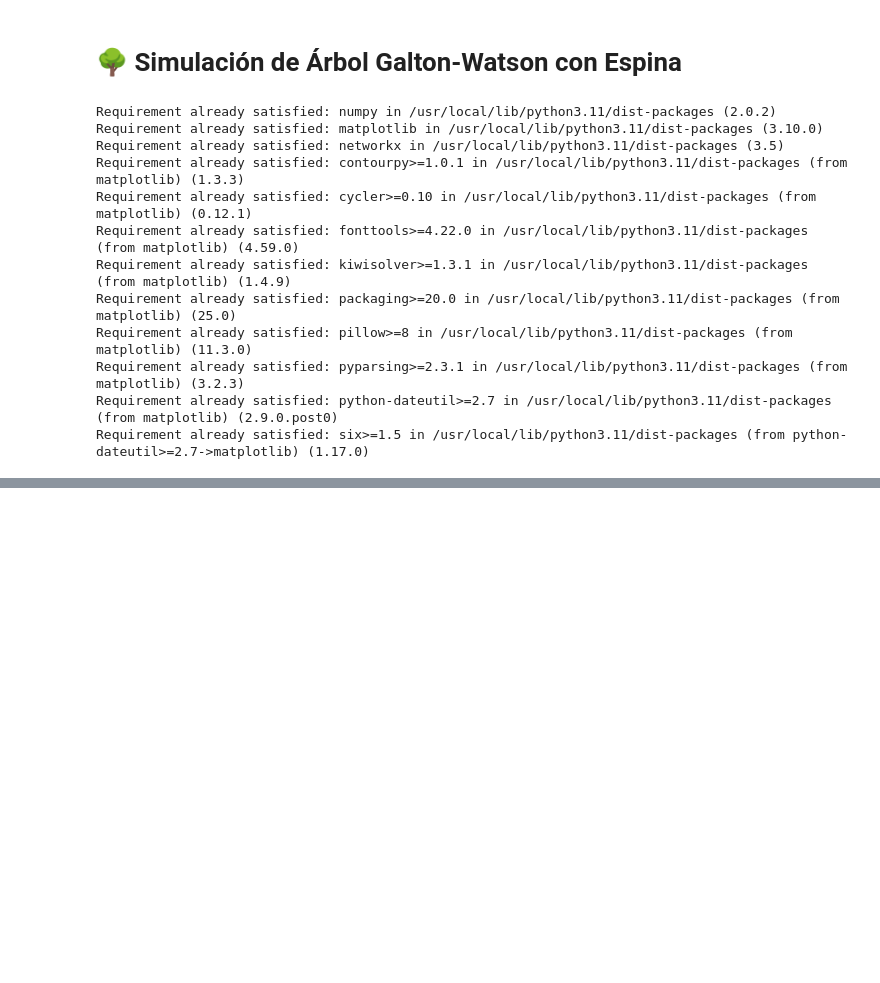
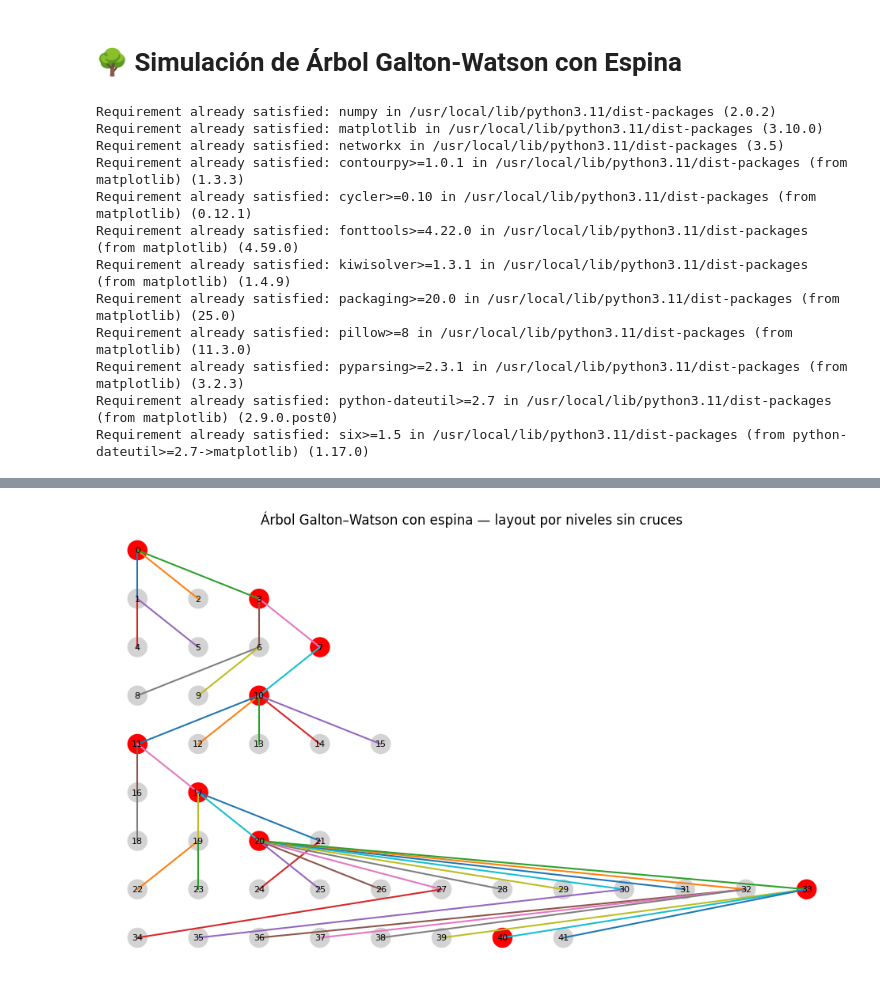
Before and after one commit to RobertoSam/SimulacionAnalisisPercolacionTriangulacionesCausales, a Jupyter notebook: notebooks/simulacion_arbol.ipynb, the cells around one changed output, grey strips where cells are left out. Drawn from its saved outputs; the diff is of its cells as text; code cells hidden in the pictures; blank space fills up the shorter version.

```diff
--- a/notebooks/simulacion_arbol.ipynb
+++ b/notebooks/simulacion_arbol.ipynb
@@ -72,0 +75,98 @@ draw_tree(tree)
+# %%
+import numpy as np
+import matplotlib.pyplot as plt
+
+# -------- Muestreos --------
+def sample_pk_geometric(rng):
+    # pk = 1/2^{k+1}, k>=0  => Geometric(0.5) - 1
+    return rng.geometric(0.5) - 1
+
+def sample_rhok_size_biased(rng):
+    # rho_k = k / 2^{k+1}, k>=1  (usamos inversa de la CDF: F(n)=1-(n+2)/2^{n+1})
+    u = rng.random()
+    n = 1
+    while True:
+        if u <= 1 - (n + 2) / (2 ** (n + 1)):
+            return n
+        n += 1
+
+# -------- Generación del árbol con espina + niveles con orden estable --------
+def generate_gw_tree_with_spine_levels(max_depth=6, seed=42):
+    rng = np.random.default_rng(seed)
+    next_id = 0
+    nodes = {next_id: {'depth': 0, 'spine': True}}; next_id += 1
+    edges = []
+    level_nodes = {0: [0]}      # dict: profundidad -> lista de nodos EN ORDEN
+    current_root = 0
+
+    for depth in range(max_depth):
+        # aseguro listas para niveles siguientes
+        level_nodes.setdefault(depth+1, [])
+        level_nodes.setdefault(depth+2, [])
+
+        # hijos del padre de la espina en este nivel (k ~ rho)
+        k_sp = sample_rhok_size_biased(rng)
+        spine_children = []
+        for _ in range(k_sp):
+            nid = next_id; next_id += 1
+            nodes[nid] = {'depth': depth+1, 'spine': False}
+            edges.append((current_root, nid))
+            spine_children.append(nid)
+            # *** orden estable: apendo en el orden de creación ***
+            level_nodes[depth+1].append(nid)
+
+        # si no hubo hijos, terminamos
+        if not spine_children:
+            break
+
+        # elegimos nuevo padre de la espina y marcamos
+        next_root = rng.choice(spine_children)
+        nodes[next_root]['spine'] = True
+
+        # los otros hijos generan nietos con pk; quedan contiguos y en orden
+        for c in spine_children:
+            if c == next_root:
+                continue
+            k = sample_pk_geometric(rng)
+            for _ in range(k):
+                nid = next_id; next_id += 1
+                nodes[nid] = {'depth': depth+2, 'spine': False}
+                edges.append((c, nid))
+                level_nodes[depth+2].append(nid)
+
+        current_root = next_root
+
+    return nodes, edges, level_nodes
+
+# -------- Dibujo sin cruces (por niveles y en orden) --------
+def draw_tree_layered_noncross(nodes, edges, level_nodes):
+    # posición x = índice en la lista ordenada del nivel; y = -profundidad
+    pos = {}
+    for d in sorted(level_nodes.keys()):
+        for i, nid in enumerate(level_nodes[d]):
+            pos[nid] = (i, -d)
+
+    plt.figure(figsize=(12, 7))
+    # aristas (entre niveles consecutivos; sin cruces por construcción)
+    for u, v in edges:
+        x1, y1 = pos[u]; x2, y2 = pos[v]
+        plt.plot([x1, x2], [y1, y2])
+
+    # nodos (espina en rojo)
+    xs, ys, cols = [], [], []
+    for nid, (x, y) in pos.items():
+        xs.append(x); ys.append(y)
+        cols.append('red' if nodes[nid].get('spine', False) else 'lightgray')
+    plt.scatter(xs, ys, c=cols, s=300)
+    for nid, (x, y) in pos.items():
+        plt.text(x, y, str(nid), ha='center', va='center', fontsize=8)
+
+    plt.title("Árbol Galton–Watson con espina — layout por niveles sin cruces")
+    plt.axis('off')
+    plt.show()
+
+# ---- Demo
+nodes, edges, level_nodes = generate_gw_tree_with_spine_levels(max_depth=8, seed=7)
+draw_tree_layered_noncross(nodes, edges, level_nodes)
+# %% [output]
+[figure, added]
```
Also changed, not shown: parts of 4 cells of this notebook.
